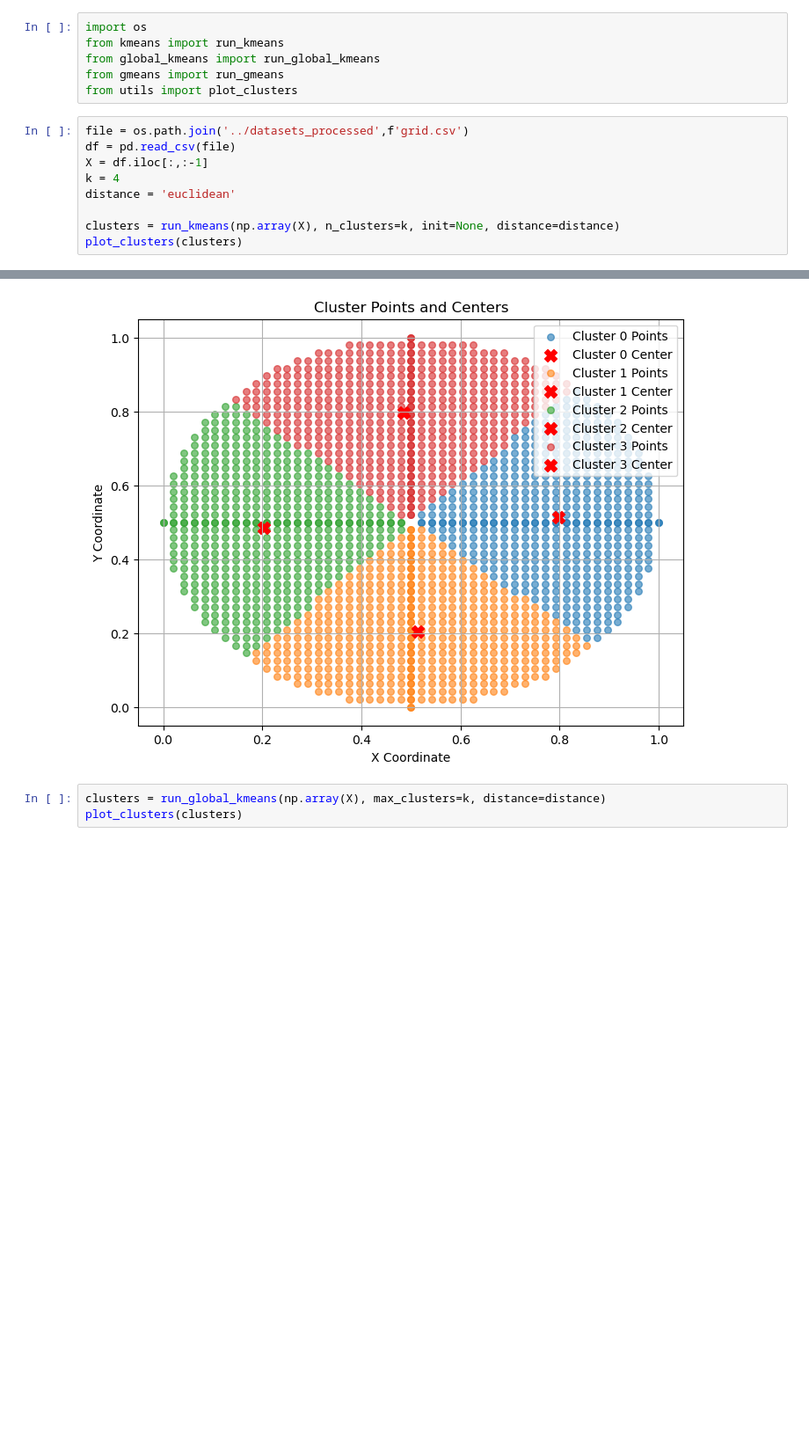
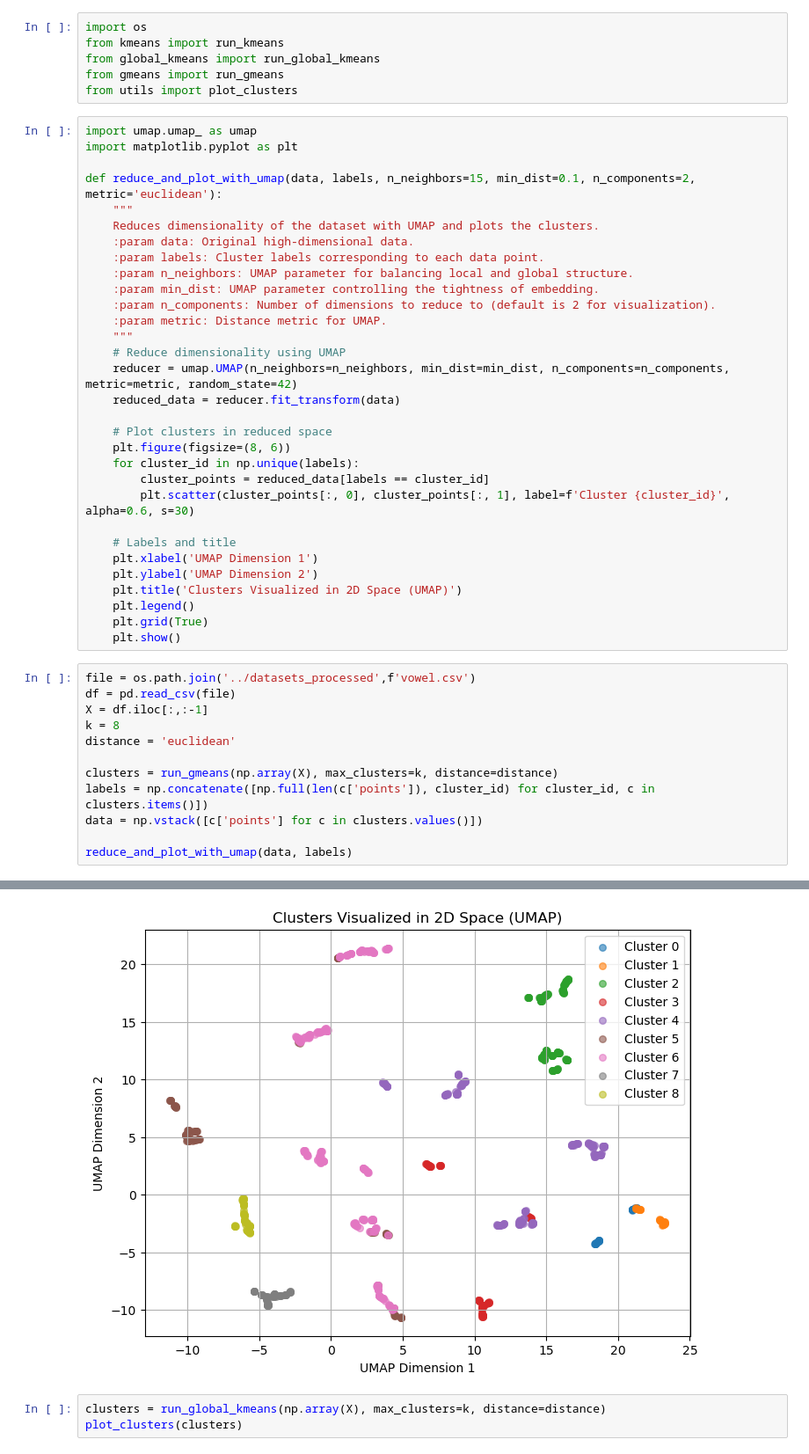
Before and after one commit to Bernat-C/Clustering-Analysis, a Jupyter notebook: testing_xavier2.ipynb, the cells around one changed output, grey strips where cells are left out. Shown at 88% size. Cells and saved outputs as stored; diff of their text form; blank space fills up the shorter version.

Commit message:
plot umap and get metrics

```diff
--- a/testing_xavier2.ipynb
+++ b/testing_xavier2.ipynb
@@ -211,13 +211,47 @@ from kmeans import run_kmeans
 from global_kmeans import run_global_kmeans
 from gmeans import run_gmeans
 from utils import plot_clusters
+# %%
+import umap.umap_ as umap
+import matplotlib.pyplot as plt
+
+def reduce_and_plot_with_umap(data, labels, n_neighbors=15, min_dist=0.1, n_components=2, metric='euclidean'):
+    """
+    Reduces dimensionality of the dataset with UMAP and plots the clusters.
+    :param data: Original high-dimensional data.
+    :param labels: Cluster labels corresponding to each data point.
+    :param n_neighbors: UMAP parameter for balancing local and global structure.
+    :param min_dist: UMAP parameter controlling the tightness of embedding.
+    :param n_components: Number of dimensions to reduce to (default is 2 for visualization).
+    :param metric: Distance metric for UMAP.
+    """
+    # Reduce dimensionality using UMAP
+    reducer = umap.UMAP(n_neighbors=n_neighbors, min_dist=min_dist, n_components=n_components, metric=metric, random_state=42)
+    reduced_data = reducer.fit_transform(data)
+
+    # Plot clusters in reduced space
+    plt.figure(figsize=(8, 6))
+    for cluster_id in np.unique(labels):
+        cluster_points = reduced_data[labels == cluster_id]
+        plt.scatter(cluster_points[:, 0], cluster_points[:, 1], label=f'Cluster {cluster_id}', alpha=0.6, s=30)
+
+    # Labels and title
+    plt.xlabel('UMAP Dimension 1')
+    plt.ylabel('UMAP Dimension 2')
+    plt.title('Clusters Visualized in 2D Space (UMAP)')
+    plt.legend()
+    plt.grid(True)
+    plt.show()
 # %%
-file = os.path.join('../datasets_processed',f'grid.csv')
+file = os.path.join('../datasets_processed',f'vowel.csv')
 df = pd.read_csv(file)
 X = df.iloc[:,:-1]
-k = 4
+k = 8
 distance = 'euclidean'
 
-clusters = run_kmeans(np.array(X), n_clusters=k, init=None, distance=distance)
-plot_clusters(clusters)
+clusters = run_gmeans(np.array(X), max_clusters=k, distance=distance)
+labels = np.concatenate([np.full(len(c['points']), cluster_id) for cluster_id, c in clusters.items()])
+data = np.vstack([c['points'] for c in clusters.values()])
+
+reduce_and_plot_with_umap(data, labels)
 # %% [output]
@@ -228,4 +258,4 @@ Cluster 3 - Points shape: (472, 2)
-[figure, old version]
+[figure, new version]
 # %%
 clusters = run_global_kmeans(np.array(X), max_clusters=k, distance=distance)
 plot_clusters(clusters)
```
Also changed, not shown: parts of 2 cells of this notebook, 3 other files.
